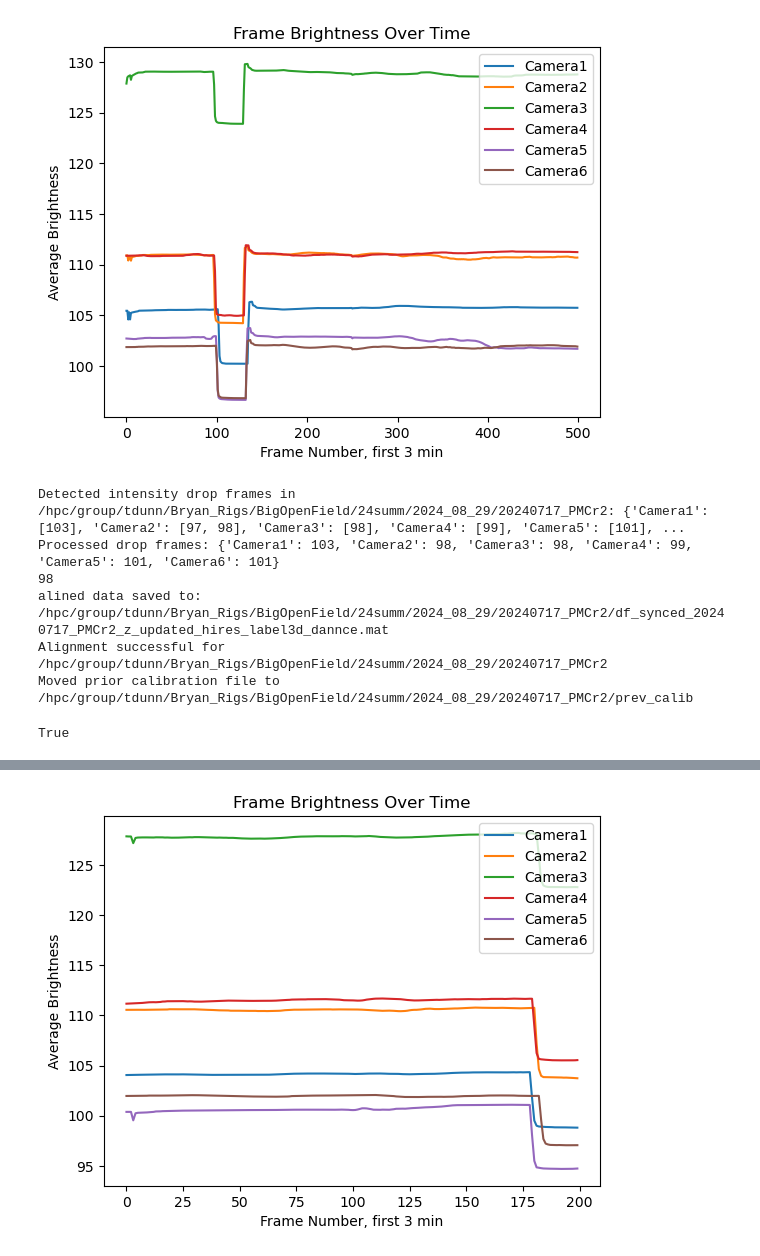
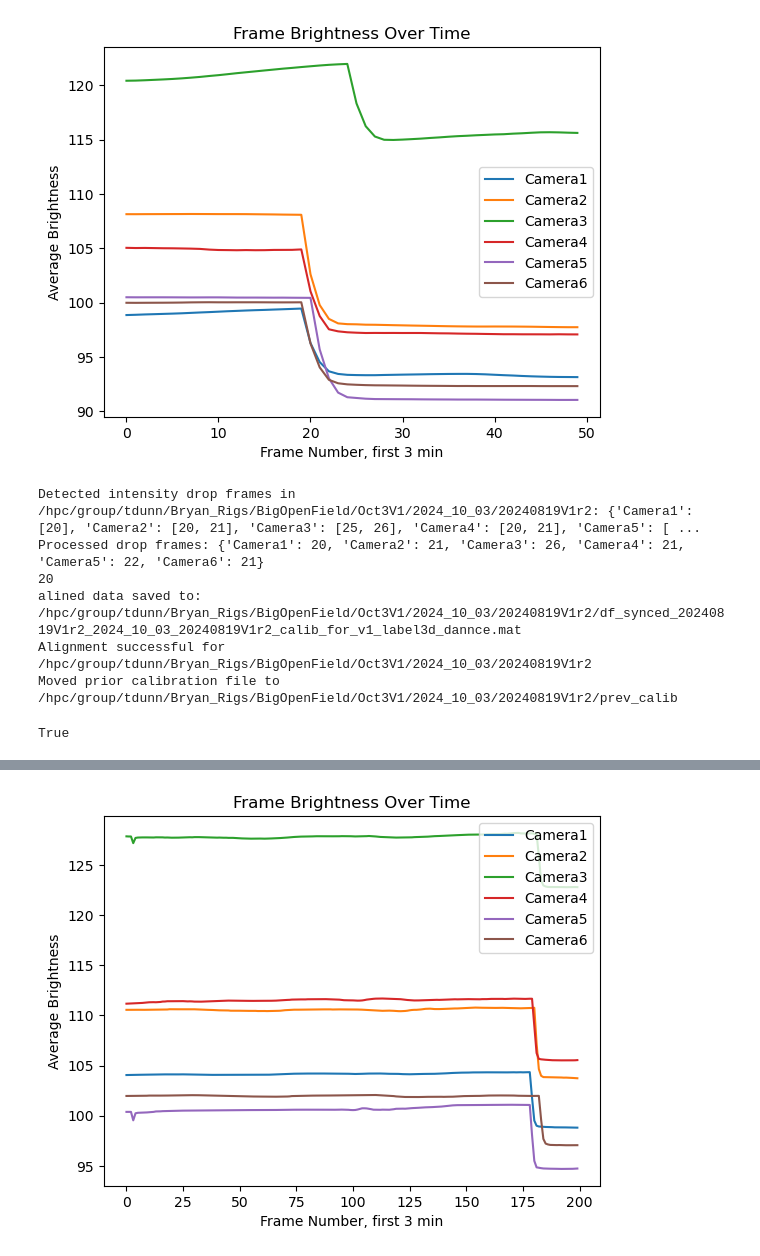
Before and after one commit to gadsfly/BBOP, a Jupyter notebook: execution/try/sync_df_from_raw_exe.ipynb, the cells around one changed output, grey strips where cells are left out. Drawn from its saved outputs; the diff is of its cells as text; code cells hidden in the pictures.

```diff
--- a/execution/try/sync_df_from_raw_exe.ipynb
+++ b/execution/try/sync_df_from_raw_exe.ipynb
@@ -7,15 +7,15 @@ from utlis.sync_utlis.sync_df_utlis import process_sync
 # %%
 # base_folder = '/hpc/group/tdunn/lq53/sync_camera_/rawvid_mirstop_30s_light_3'
 
-base_folder = '/hpc/group/tdunn/Bryan_Rigs/BigOpenField/24summ/2024_08_29/20240717_PMCr2'
+base_folder = '/hpc/group/tdunn/Bryan_Rigs/BigOpenField/Oct3V1/2024_10_03/20240819V1r2'
 
-process_sync(base_folder, threshold=2, max_frames=500)
+process_sync(base_folder, threshold=2, max_frames=200) #, min_frame=150 here the min frame will actually shift it which is not ideal, but it works, all we need is alignment so whatever...
 # %% [output]
-[figure, old version]
+[figure, new version]
-Detected intensity drop frames in /hpc/group/tdunn/Bryan_Rigs/BigOpenField/24summ/2024_08_29/20240717_PMCr2: {'Camera1': [103], 'Camera2': [97, 98], 'Camera3': [98], 'Camera4': [99], 'Camera5': [101], ...
-Processed drop frames: {'Camera1': 103, 'Camera2': 98, 'Camera3': 98, 'Camera4': 99, 'Camera5': 101, 'Camera6': 101}
-98
-alined data saved to: /hpc/group/tdunn/Bryan_Rigs/BigOpenField/24summ/2024_08_29/20240717_PMCr2/df_synced_20240717_PMCr2_z_updated_hires_label3d_dannce.mat
-Alignment successful for /hpc/group/tdunn/Bryan_Rigs/BigOpenField/24summ/2024_08_29/20240717_PMCr2
-Moved prior calibration file to /hpc/group/tdunn/Bryan_Rigs/BigOpenField/24summ/2024_08_29/20240717_PMCr2/prev_calib
+Detected intensity drop frames in /hpc/group/tdunn/Bryan_Rigs/BigOpenField/Oct3V1/2024_10_03/20240819V1r2: {'Camera1': [20], 'Camera2': [20, 21], 'Camera3': [25, 26], 'Camera4': [20, 21], 'Camera5': [ ...
+Processed drop frames: {'Camera1': 20, 'Camera2': 21, 'Camera3': 26, 'Camera4': 21, 'Camera5': 22, 'Camera6': 21}
+20
+alined data saved to: /hpc/group/tdunn/Bryan_Rigs/BigOpenField/Oct3V1/2024_10_03/20240819V1r2/df_synced_20240819V1r2_2024_10_03_20240819V1r2_calib_for_v1_label3d_dannce.mat
+Alignment successful for /hpc/group/tdunn/Bryan_Rigs/BigOpenField/Oct3V1/2024_10_03/20240819V1r2
+Moved prior calibration file to /hpc/group/tdunn/Bryan_Rigs/BigOpenField/Oct3V1/2024_10_03/20240819V1r2/prev_calib
 True
```
Also changed, not shown: parts of 1 cell of this notebook, 5 other files.
